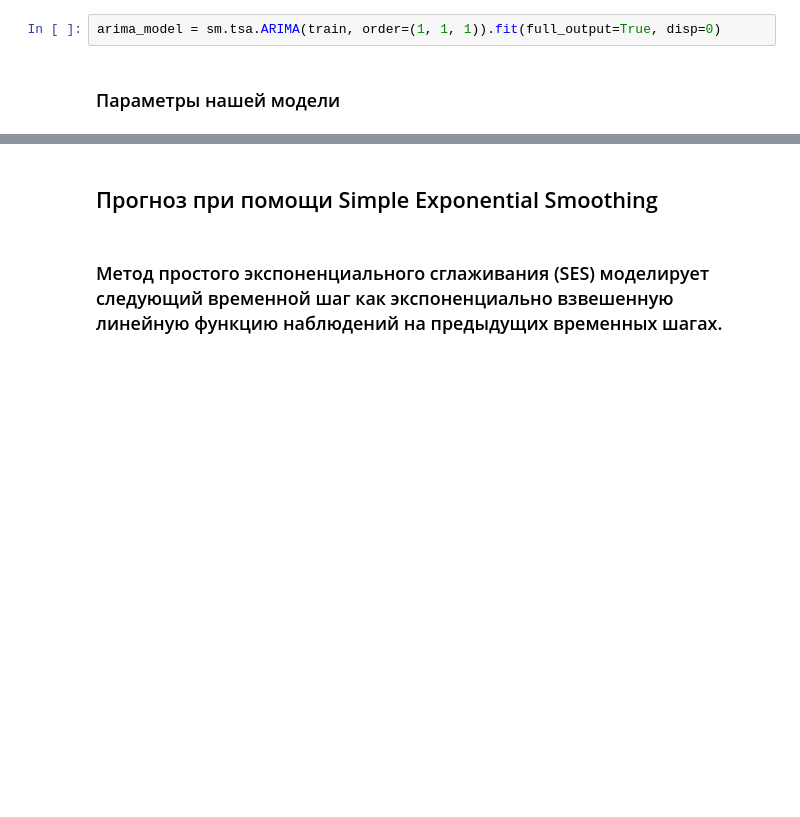
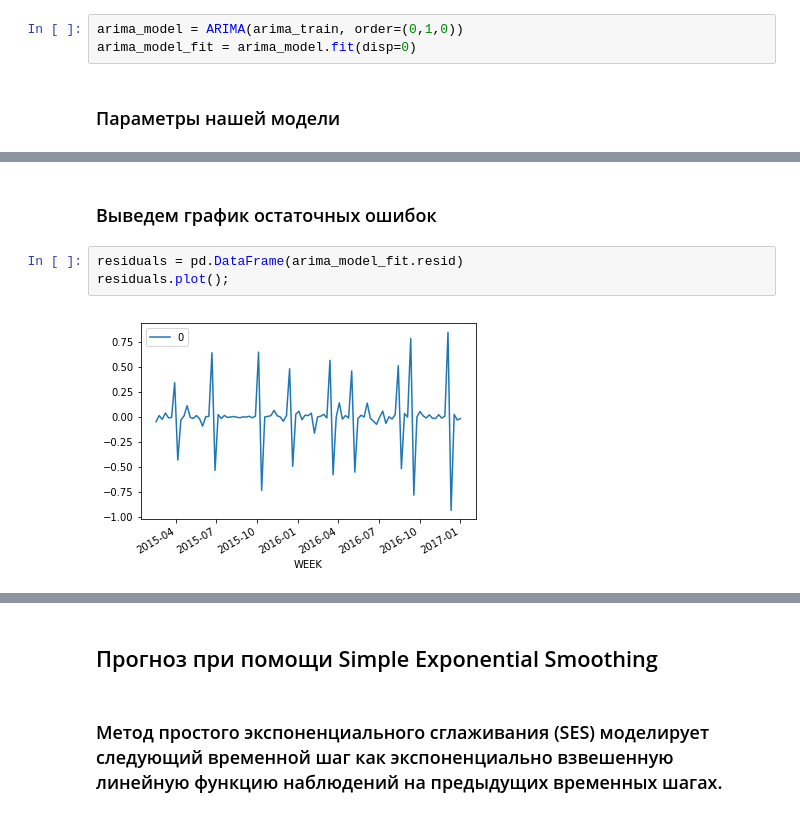
Before and after one commit to antonlagunov1623/ITechArt_lab, a Jupyter notebook: task1.ipynb, the cells around one changed output, grey strips where cells are left out. Saved outputs shown, nothing was run; the diff lists cells and outputs as text; blank space fills up the shorter version.

```diff
--- a/task1.ipynb
+++ b/task1.ipynb
@@ -499,4 +491,5 @@ train = first[:'2017-01-01']
 # %%
-arima_model = sm.tsa.ARIMA(train, order=(1, 1, 1)).fit(full_output=True, disp=0)
+arima_model = ARIMA(arima_train, order=(0,1,0))
+arima_model_fit = arima_model.fit(disp=0)
 # %% [markdown]
 ### Параметры нашей модели
@@ -617,0 +509,7 @@ results.plot_forecast(45)
+# %% [markdown]
+### Выведем график остаточных ошибок
+# %%
+residuals = pd.DataFrame(arima_model_fit.resid)
+residuals.plot();
+# %% [output]
+[figure, added]
```
Also changed, not shown: parts of 207 cells of this notebook.
